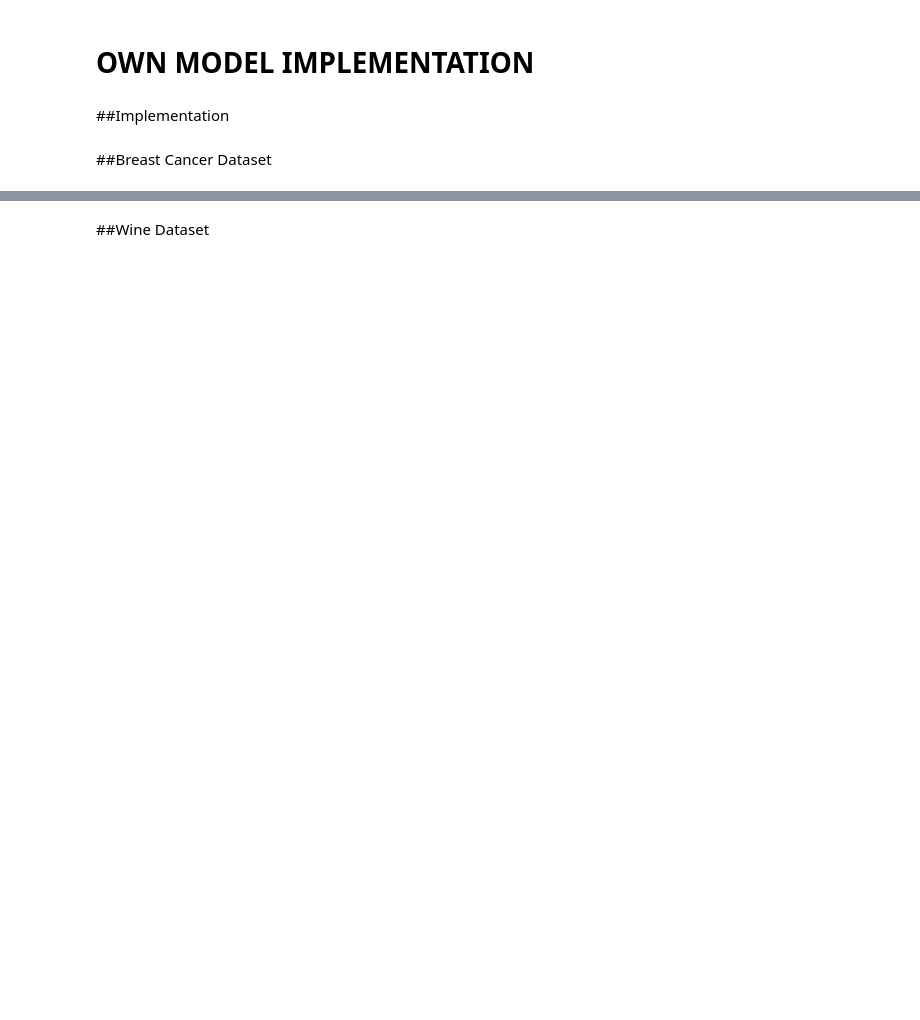
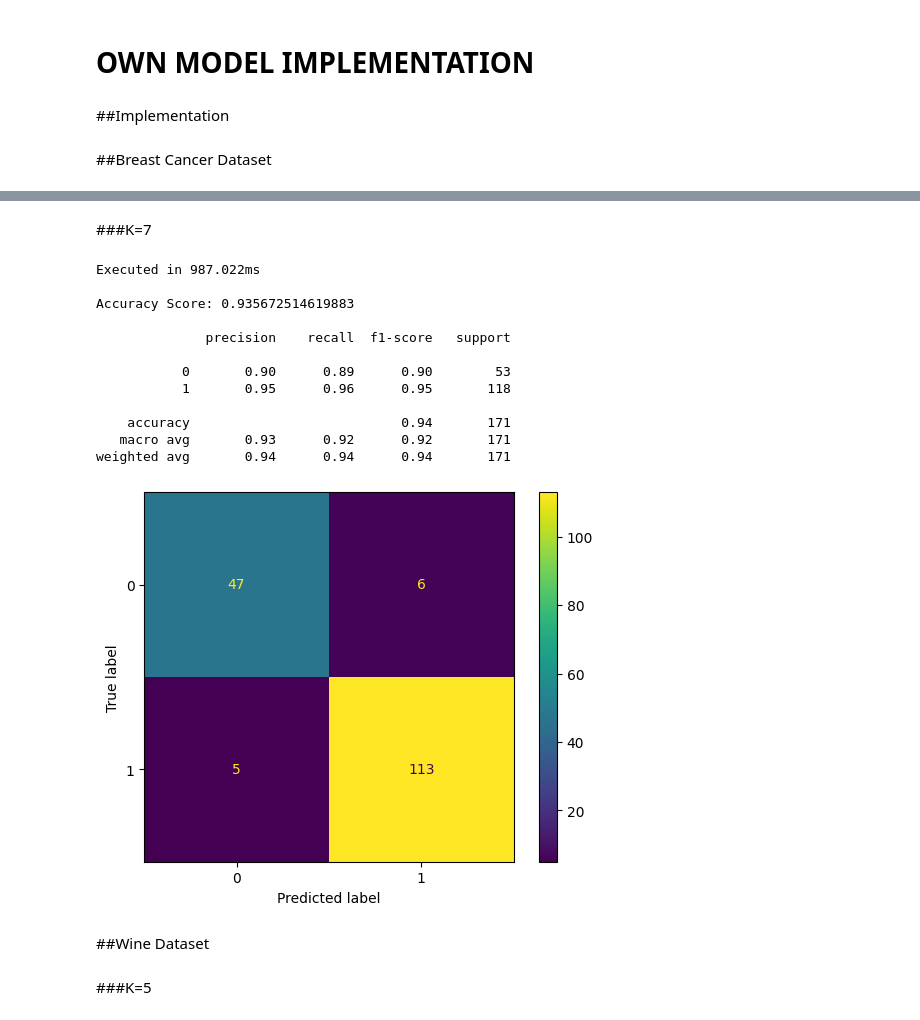
Before and after one commit to lucas-azdias/Conteudo-Universidade, a Jupyter notebook: Ciência da Computação/6º Período/Aprendizagem de Máquina/[TAREFAS]/Avaliação Somativa 01 (TDE1 - 8hrs)/Implementação KNN.ipynb, the cells around one changed output, grey strips where cells are left out. Cells and saved outputs as stored; diff of their text form; code cells hidden in the pictures; blank space fills up the shorter version.

```diff
--- a/Ciência da Computação/6º Período/Aprendizagem de Máquina/[TAREFAS]/Avaliação Somativa 01 (TDE1 - 8hrs)/Implementação KNN.ipynb
+++ b/Ciência da Computação/6º Período/Aprendizagem de Máquina/[TAREFAS]/Avaliação Somativa 01 (TDE1 - 8hrs)/Implementação KNN.ipynb
@@ -240,8 +323,40 @@ Accuracy Score: 0.935672514619883
    macro avg       0.92      0.93      0.93       171
 weighted avg       0.94      0.94      0.94       171
 [figure]
+# %% [markdown]
+###K=7
+# %%
+flag_time = time_ns()
+
+own_knn = knn(p=breast_cancer_model2.p, k_neighbors=breast_cancer_model2.k_neighbors)
+
+# Train the model
+own_knn.fit(breast_cancer_model2.train_data, breast_cancer_model2.train_labels)
+
+# Test the model
+predicted_labels = own_knn.predict(breast_cancer_model2.test_data)
+
+# Model analysis
+print(f"Executed in {(time_ns() - flag_time)/1_000_000:.3f}ms\n")
+breast_cancer_model2.analysis(predicted_labels)
+# %% [output]
+Executed in 987.022ms
+
+Accuracy Score: 0.935672514619883
+
+              precision    recall  f1-score   support
+
+           0       0.90      0.89      0.90        53
+           1       0.95      0.96      0.95       118
+
+    accuracy                           0.94       171
+   macro avg       0.93      0.92      0.92       171
+weighted avg       0.94      0.94      0.94       171
+[figure, added]
 # %% [markdown]
 ##Wine Dataset
+# %% [markdown]
+###K=5
 # %%
 flag_time = time_ns()
 
```
Also changed, not shown: parts of 14 cells of this notebook.
